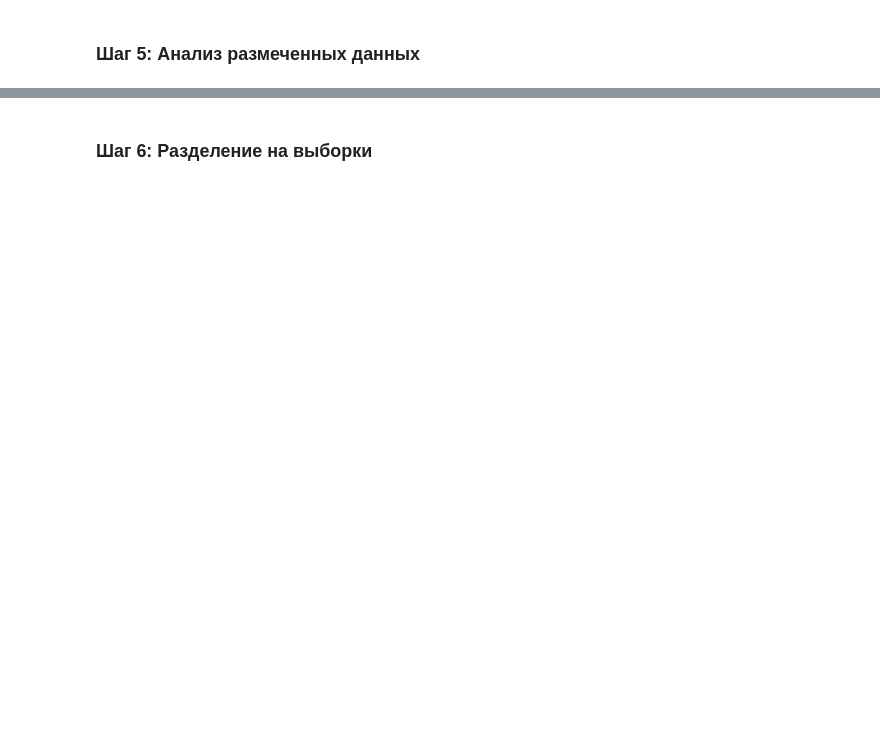
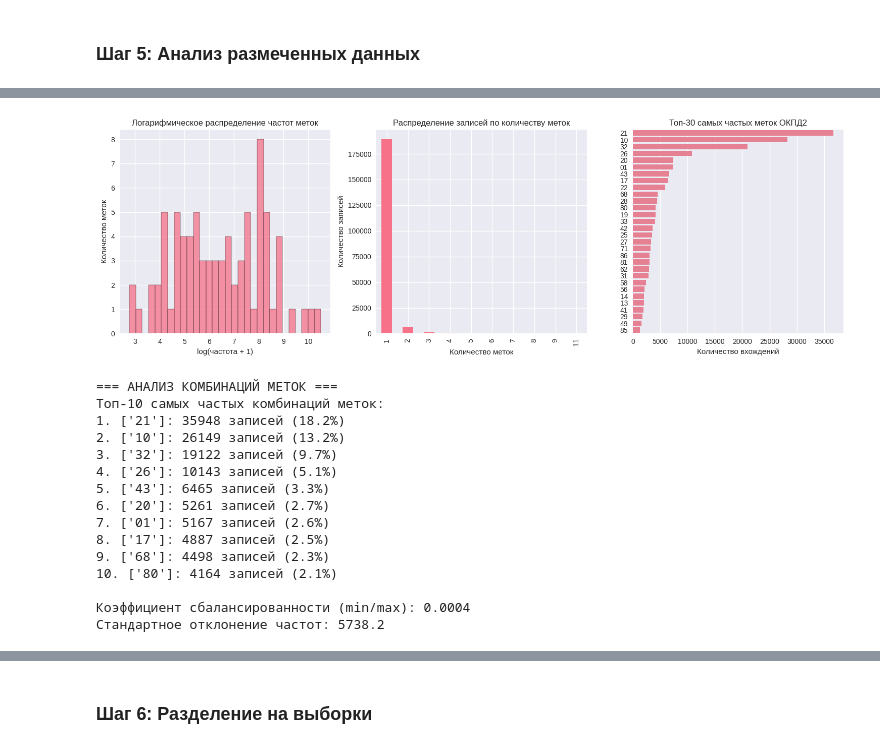
Before and after one commit to aldarovav/YearProject, a Jupyter notebook: analysis.ipynb, the cells around one changed output, grey strips where cells are left out. Cells and saved outputs as stored; diff of their text form; code cells hidden in the pictures; blank space fills up the shorter version.

```diff
--- a/analysis.ipynb
+++ b/analysis.ipynb
@@ -688,11 +734,18 @@ Name: count, dtype: int64
 # %%
-# Анализ качества разметки
-# Смотрим примеры текстов для разных классов
-sample_classes = df['target'].value_counts().head(3).index
+# Анализ качества разметки для мульти-лейбл классификации
+# Смотрим примеры текстов для самых частых классов
 
-for class_label in sample_classes:
-    class_texts = df[df['target'] == class_label]['text_clean'].head(2)
-    print(f"\n--- Класс {class_label} ({len(df[df['target'] == class_label])} примеров) ---")
+# Получаем самые частые отдельные метки (не списки)
+top_labels = label_counts.most_common(5)
+sample_labels = [label for label, count in top_labels]
+
+for class_label in sample_labels:
+    # Ищем записи, которые содержат данную метку
+    mask = df['target'].apply(lambda x: class_label in x)
+    class_texts = df[mask]['text_clean'].head(2)
+
+    print(f"\n--- Метка {class_label} ({mask.sum()} примеров) ---")
     for i, text in enumerate(class_texts):
         print(f"{i+1}. {text[:150]}...")
+    print(f"Все метки для этой категории: {df[mask]['target'].iloc[0] if len(df[mask]) > 0 else 'нет примеров'}")
 # %% [output]
@@ -831,0 +956,61 @@ Name: text_length, dtype: float64
+# %%
+# Дополнительный анализ сбалансированности
+plt.figure(figsize=(15, 5))
+
+# 1. Логарифмическое распределение частот меток
+plt.subplot(1, 3, 1)
+class_sizes_series = pd.Series(class_sizes)
+sns.histplot(np.log1p(class_sizes_series), bins=30)
+plt.title('Логарифмическое распределение частот меток')
+plt.xlabel('log(частота + 1)')
+plt.ylabel('Количество меток')
+
+# 2. Количество меток vs количество записей
+plt.subplot(1, 3, 2)
+labels_per_record.value_counts().sort_index().plot(kind='bar')
+plt.title('Распределение записей по количеству меток')
+plt.xlabel('Количество меток')
+plt.ylabel('Количество записей')
+
+# 3. Топ-30 меток (более детально)
+plt.subplot(1, 3, 3)
+top_30_labels = label_counts_final.most_common(30)
+labels_30, counts_30 = zip(*top_30_labels)
+sns.barplot(x=list(counts_30), y=list(labels_30))
+plt.title('Топ-30 самых частых меток ОКПД2')
+plt.xlabel('Количество вхождений')
+
+plt.tight_layout()
+plt.show()
+
+# Анализ самых популярных комбинаций меток
+print("\n=== АНАЛИЗ КОМБИНАЦИЙ МЕТОК ===")
+from collections import Counter
+
+# Анализируем комбинации меток (первые 2-3 самые частые)
+label_combinations = df['target'].apply(tuple).value_counts().head(10)
+
+print("Топ-10 самых частых комбинаций меток:")
+for i, (combo, count) in enumerate(label_combinations.items(), 1):
+    print(f"{i}. {list(combo)}: {count} записей ({count/len(df)*100:.1f}%)")
+
+# Анализ сбалансированности
+print(f"\nКоэффициент сбалансированности (min/max): {min(class_sizes)/max(class_sizes):.4f}")
+print(f"Стандартное отклонение частот: {pd.Series(class_sizes).std():.1f}")
+# %% [output]
+[figure, added]
+=== АНАЛИЗ КОМБИНАЦИЙ МЕТОК ===
+Топ-10 самых частых комбинаций меток:
+1. ['21']: 35948 записей (18.2%)
+2. ['10']: 26149 записей (13.2%)
+3. ['32']: 19122 записей (9.7%)
+4. ['26']: 10143 записей (5.1%)
+5. ['43']: 6465 записей (3.3%)
+6. ['20']: 5261 записей (2.7%)
+7. ['01']: 5167 записей (2.6%)
+8. ['17']: 4887 записей (2.5%)
+9. ['68']: 4498 записей (2.3%)
+10. ['80']: 4164 записей (2.1%)
+
+Коэффициент сбалансированности (min/max): 0.0004
+Стандартное отклонение частот: 5738.2
```
Also changed, not shown: parts of 18 cells of this notebook.
